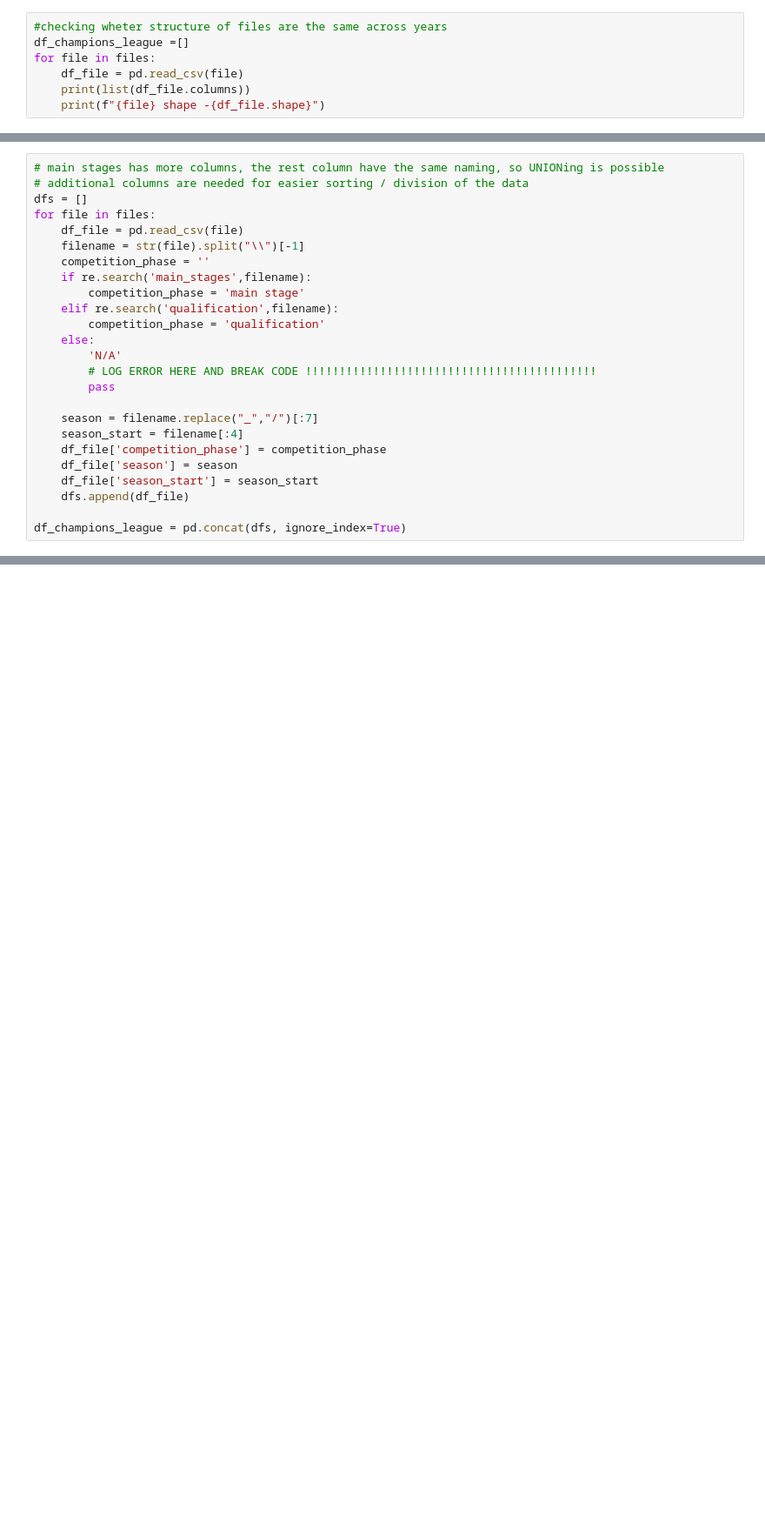
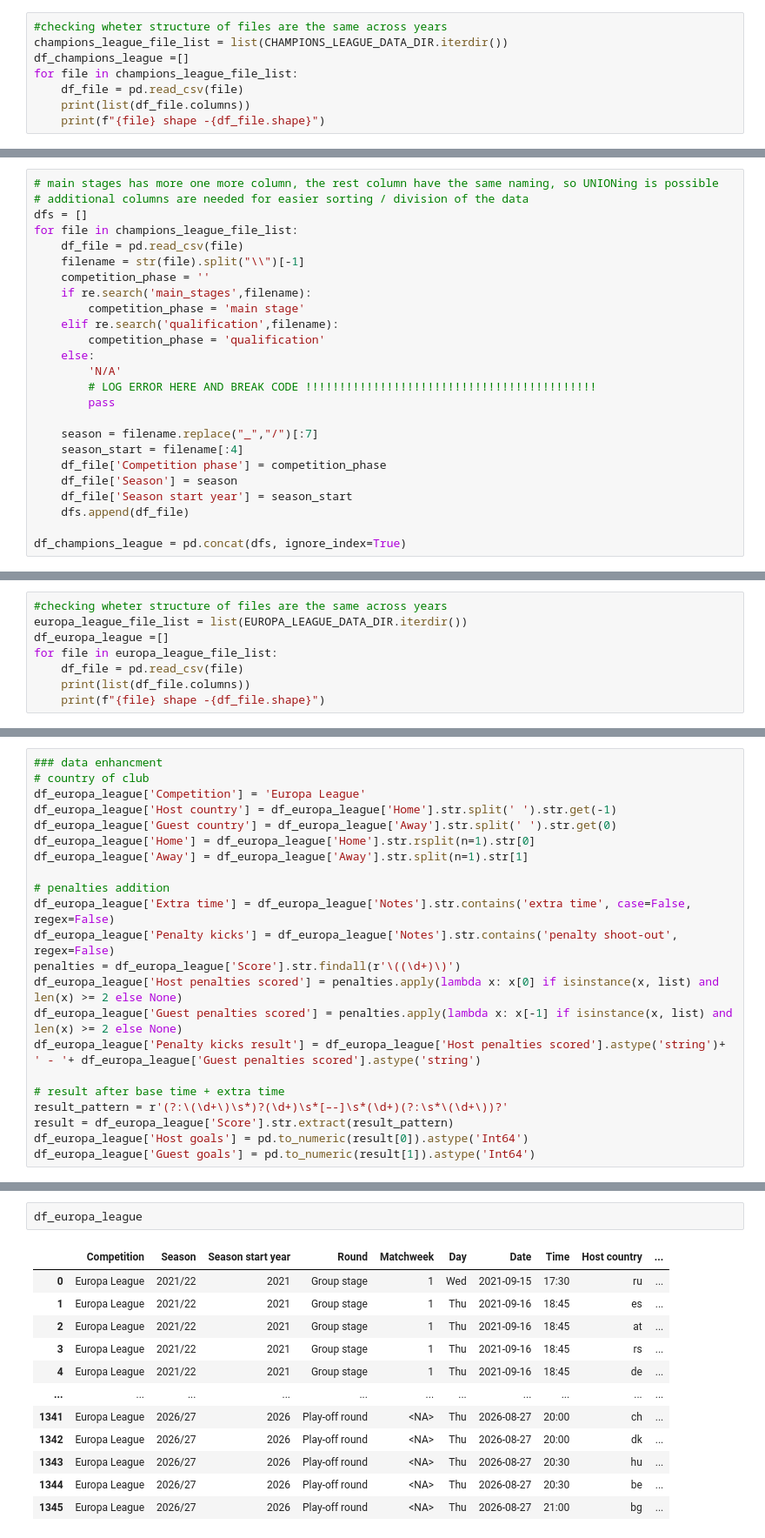
Before and after one commit to Miasekk/UEFA_coefficient, a Jupyter notebook: notebooks/UEFA_coeffinient_EDA.ipynb, the cells around one changed output, grey strips where cells are left out. Shown: that part at 87% size. Drawn from its saved outputs; the diff is of its cells as text; blank space fills up the shorter version.

Commit message:
addition of EDA notebooks

```diff
--- a/notebooks/UEFA_coeffinient_EDA.ipynb
+++ b/notebooks/UEFA_coeffinient_EDA.ipynb
@@ -23,7 +25,8 @@ Wszystkie pliki i foldery: [WindowsPath('D:/Python Projects/UEFA_coefficient/dat
 # %%
 #checking wheter structure of files are the same across years
+champions_league_file_list = list(CHAMPIONS_LEAGUE_DATA_DIR.iterdir())
 df_champions_league =[]
-for file in files:
+for file in champions_league_file_list:
     df_file = pd.read_csv(file)
     print(list(df_file.columns))
     print(f"{file} shape -{df_file.shape}")
@@ -46,10 +49,10 @@ D:\Python Projects\UEFA_coefficient\data\raw\champions_league\2025_26_qualificat
 ['Round', 'Day', 'Date', 'Time', 'Home', 'Score', 'Away', 'Attendance', 'Venue', 'Referee', 'Match Report', 'Notes']
 D:\Python Projects\UEFA_coefficient\data\raw\champions_league\2026_27_qualification.csv shape -(93, 12)
 # %%
-# main stages has more columns, the rest column have the same naming, so UNIONing is possible
+# main stages has more one more column, the rest column have the same naming, so UNIONing is possible
 # additional columns are needed for easier sorting / division of the data
 dfs = []
-for file in files:
+for file in champions_league_file_list:
     df_file = pd.read_csv(file)
     filename = str(file).split("\\")[-1]
     competition_phase = ''
@@ -64,9 +67,9 @@ for file in files:
 
     season = filename.replace("_","/")[:7]
     season_start = filename[:4]
-    df_file['competition_phase'] = competition_phase
-    df_file['season'] = season
-    df_file['season_start'] = season_start
+    df_file['Competition phase'] = competition_phase
+    df_file['Season'] = season
+    df_file['Season start year'] = season_start
     dfs.append(df_file)
 
 df_champions_league = pd.concat(dfs, ignore_index=True)
@@ -213,0 +203,8 @@ Name: Score, dtype: int64
+# %%
+#checking wheter structure of files are the same across years
+europa_league_file_list = list(EUROPA_LEAGUE_DATA_DIR.iterdir())
+df_europa_league =[]
+for file in europa_league_file_list:
+    df_file = pd.read_csv(file)
+    print(list(df_file.columns))
+    print(f"{file} shape -{df_file.shape}")
@@ -213,0 +254,22 @@ Name: Score, dtype: int64
+# %%
+### data enhancment
+# country of club
+df_europa_league['Competition'] = 'Europa League'
+df_europa_league['Host country'] = df_europa_league['Home'].str.split(' ').str.get(-1)
+df_europa_league['Guest country'] = df_europa_league['Away'].str.split(' ').str.get(0)
+df_europa_league['Home'] = df_europa_league['Home'].str.rsplit(n=1).str[0]
+df_europa_league['Away'] = df_europa_league['Away'].str.split(n=1).str[1]
+
+# penalties addition
+df_europa_league['Extra time'] = df_europa_league['Notes'].str.contains('extra time', case=False, regex=False)
+df_europa_league['Penalty kicks'] = df_europa_league['Notes'].str.contains('penalty shoot-out', regex=False)
+penalties = df_europa_league['Score'].str.findall(r'\((\d+)\)')
+df_europa_league['Host penalties scored'] = penalties.apply(lambda x: x[0] if isinstance(x, list) and len(x) >= 2 else None)
+df_europa_league['Guest penalties scored'] = penalties.apply(lambda x: x[-1] if isinstance(x, list) and len(x) >= 2 else None)
+df_europa_league['Penalty kicks result'] = df_europa_league['Host penalties scored'].astype('string')+ ' - '+ df_europa_league['Guest penalties scored'].astype('string')
+
+# result after base time + extra time
+result_pattern = r'(?:\(\d+\)\s*)?(\d+)\s*[–-]\s*(\d+)(?:\s*\(\d+\))?'
+result = df_europa_league['Score'].str.extract(result_pattern)
+df_europa_league['Host goals'] = pd.to_numeric(result[0]).astype('Int64')
+df_europa_league['Guest goals'] = pd.to_numeric(result[1]).astype('Int64')
@@ -213,0 +342,15 @@ Name: Score, dtype: int64
+# %%
+df_europa_league
+# %% [output]
+|  | Competition | Season | Season start year | Round | Matchweek | Day | Date | Time | Host country | ... |
+| 0 | Europa League | 2021/22 | 2021 | Group stage | 1 | Wed | 2021-09-15 | 17:30 | ru | ... |
+| 1 | Europa League | 2021/22 | 2021 | Group stage | 1 | Thu | 2021-09-16 | 18:45 | es | ... |
+| 2 | Europa League | 2021/22 | 2021 | Group stage | 1 | Thu | 2021-09-16 | 18:45 | at | ... |
+| 3 | Europa League | 2021/22 | 2021 | Group stage | 1 | Thu | 2021-09-16 | 18:45 | rs | ... |
+| 4 | Europa League | 2021/22 | 2021 | Group stage | 1 | Thu | 2021-09-16 | 18:45 | de | ... |
+| ... | ... | ... | ... | ... | ... | ... | ... | ... | ... | ... |
+| 1341 | Europa League | 2026/27 | 2026 | Play-off round | <NA> | Thu | 2026-08-27 | 20:00 | ch | ... |
+| 1342 | Europa League | 2026/27 | 2026 | Play-off round | <NA> | Thu | 2026-08-27 | 20:00 | dk | ... |
+| 1343 | Europa League | 2026/27 | 2026 | Play-off round | <NA> | Thu | 2026-08-27 | 20:30 | hu | ... |
+| 1344 | Europa League | 2026/27 | 2026 | Play-off round | <NA> | Thu | 2026-08-27 | 20:30 | be | ... |
+| 1345 | Europa League | 2026/27 | 2026 | Play-off round | <NA> | Thu | 2026-08-27 | 21:00 | bg | ... |
```
Also changed, not shown: parts of 38 cells of this notebook, 1 other file.
